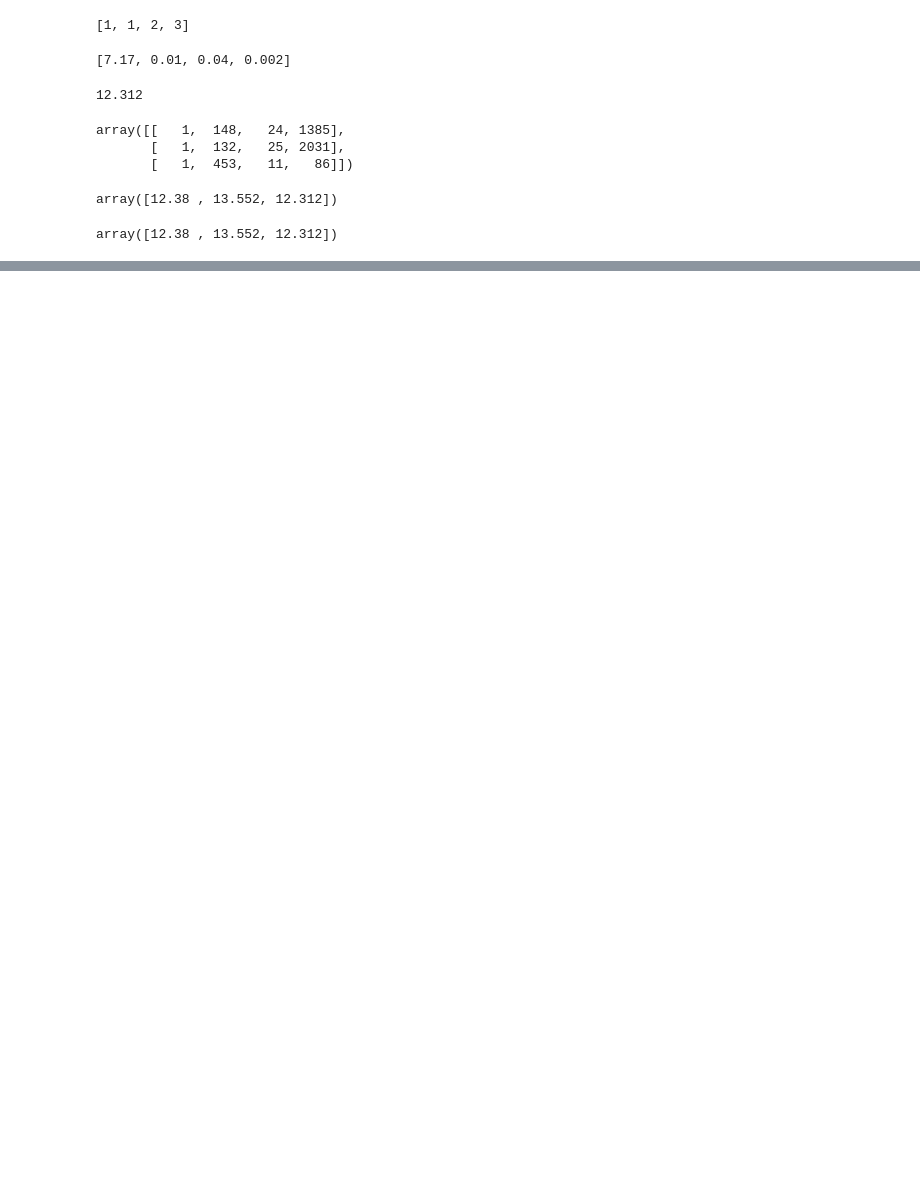
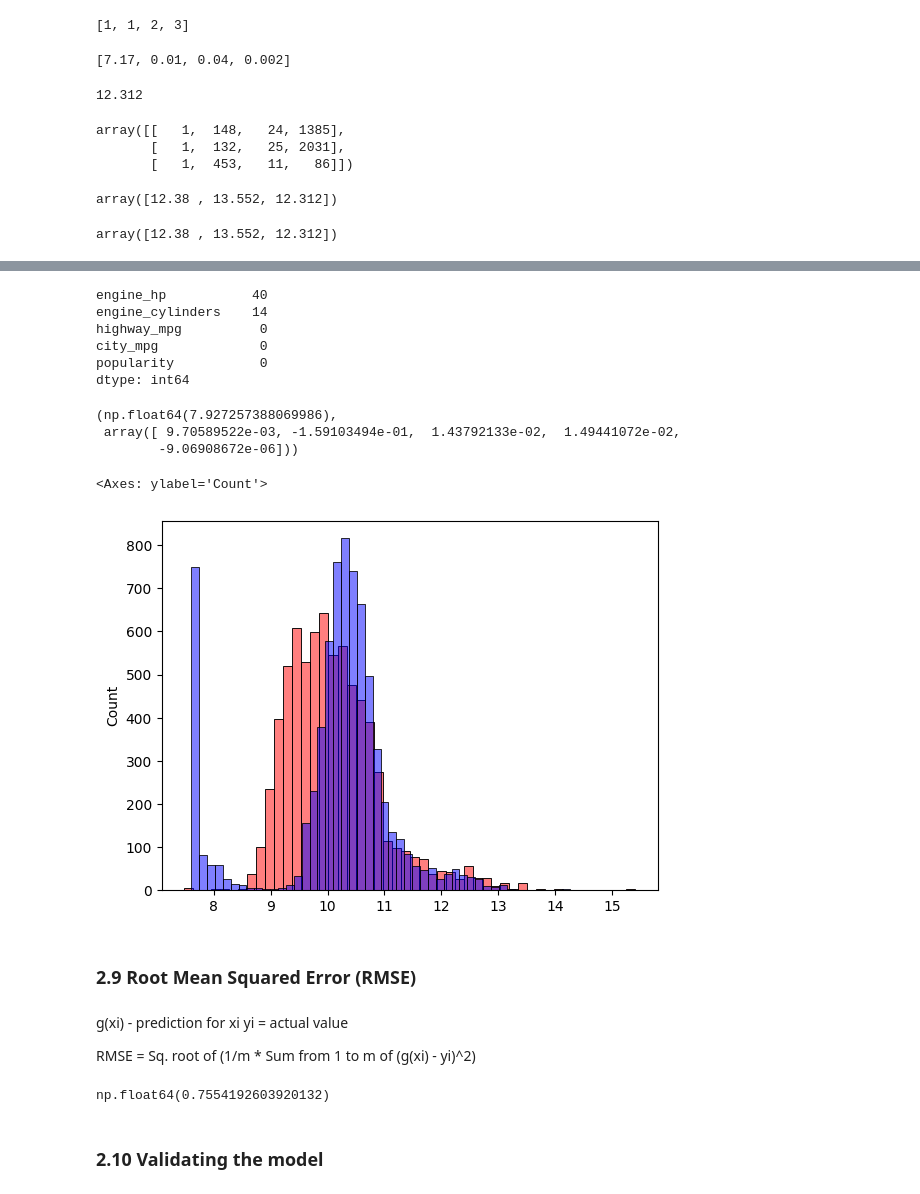
Before and after one commit to eadka/mlzoomcamp, a Jupyter notebook: 02-regression/car-price-prediction.ipynb, the cells around one changed output, grey strips where cells are left out. Saved outputs shown, nothing was run; the diff lists cells and outputs as text; code cells hidden in the pictures; blank space fills up the shorter version.

Commit message:
linear regression model building and feature extraction

```diff
--- a/02-regression/car-price-prediction.ipynb
+++ b/02-regression/car-price-prediction.ipynb
@@ -427,0 +584,2 @@ array([12.38 , 13.552, 12.312])
+# %%
+train_linear_regression(X_train, y_train)
@@ -427,0 +590,34 @@ array([12.38 , 13.552, 12.312])
+# %%
+df_train[base].isnull().sum()
+# %% [output]
+engine_hp           40
+engine_cylinders    14
+highway_mpg          0
+city_mpg             0
+popularity           0
+dtype: int64
+# %%
+X_train = df_train[base].fillna(0).values
+# %%
+w0, w = train_linear_regression(X_train, y_train)
+# %%
+w0, w
+# %% [output]
+(np.float64(7.927257388069986),
+ array([ 9.70589522e-03, -1.59103494e-01,  1.43792133e-02,  1.49441072e-02,
+        -9.06908672e-06]))
+# %%
+y_pred = w0 + X_train.dot(w)
+# %%
+sns.histplot(y_pred, color='red', alpha =0.5, bins=50)
+sns.histplot(y_train, color='blue', alpha =0.5, bins=50)
+# %% [output]
+<Axes: ylabel='Count'>
+[figure, added]
+# %% [markdown]
+### 2.9 Root Mean Squared Error (RMSE)
+# %% [markdown]
+g(xi) - prediction for xi
+yi = actual value
+
+RMSE = Sq. root of (1/m * Sum from 1 to m of (g(xi) - yi)^2)
@@ -427,0 +629,6 @@ array([12.38 , 13.552, 12.312])
+# %%
+rmse(y_train, y_pred)
+# %% [output]
+np.float64(0.7554192603920132)
+# %% [markdown]
+### 2.10 Validating the model
```
Also changed, not shown: parts of 39 cells of this notebook.
